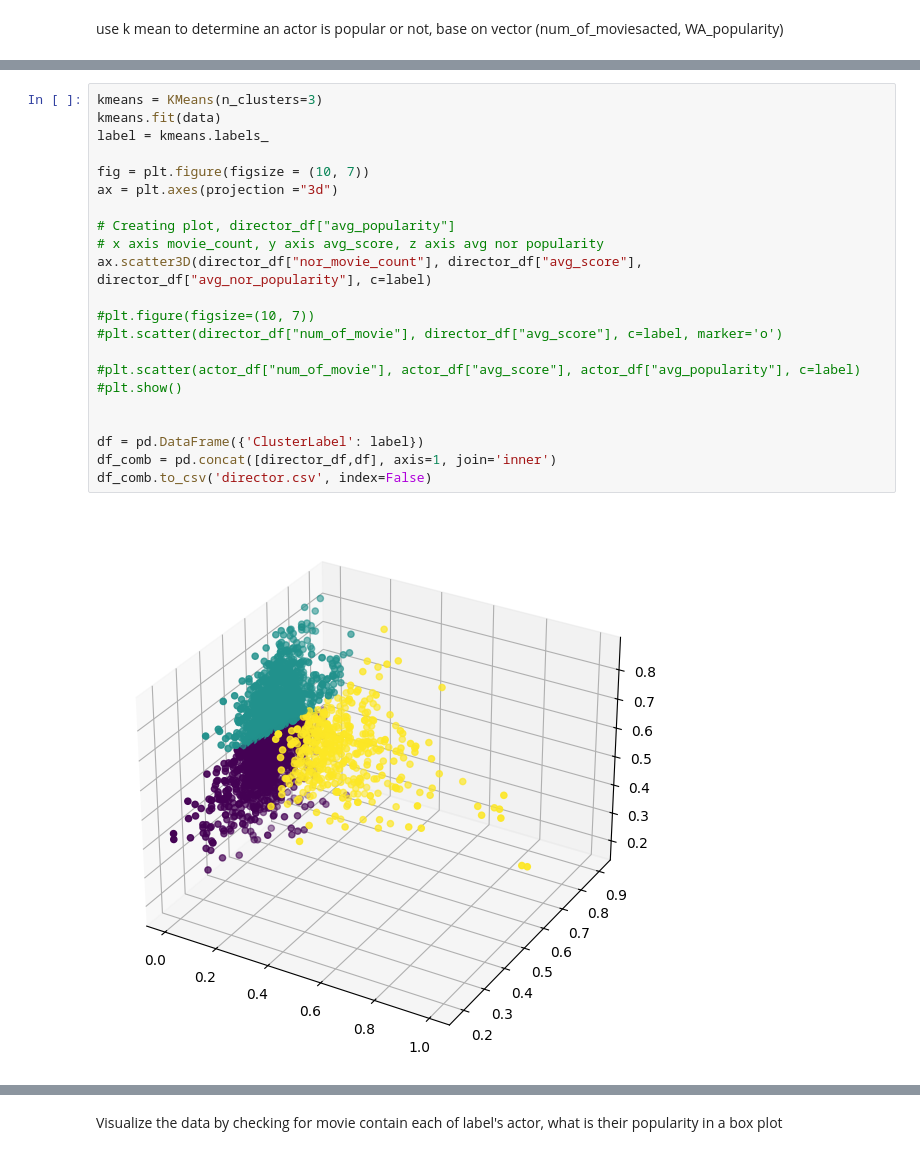
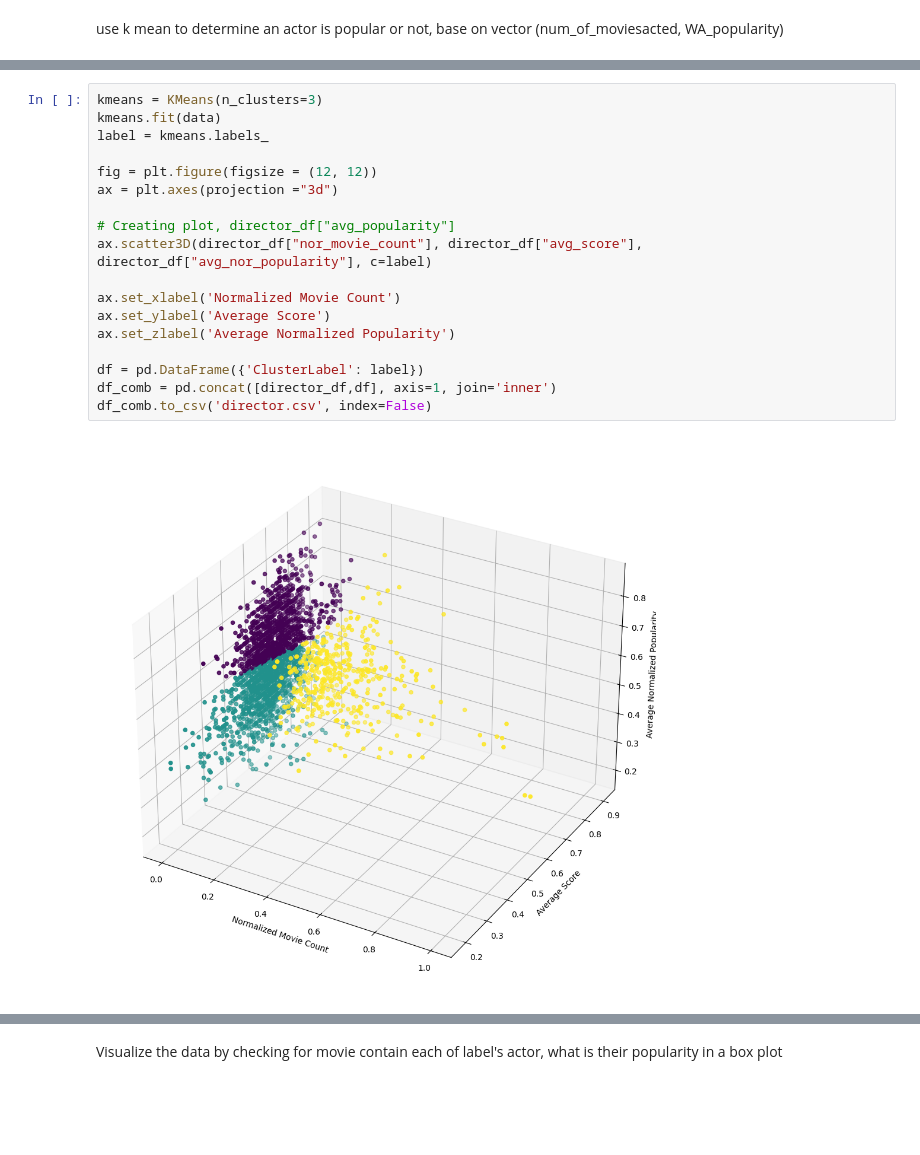
Before and after one commit to XiaoyingChen924/Movie_Popularity_Analysis, a Jupyter notebook: actor_director_preprocseeing.ipynb, the cells around one changed output, grey strips where cells are left out. Cells and saved outputs as stored; diff of their text form; blank space fills up the shorter version.

```diff
--- a/actor_director_preprocseeing.ipynb
+++ b/actor_director_preprocseeing.ipynb
@@ -216,27 +215,23 @@ plt.show()
 # %%
 kmeans = KMeans(n_clusters=3)
 kmeans.fit(data)
 label = kmeans.labels_
 
-fig = plt.figure(figsize = (10, 7))
+fig = plt.figure(figsize = (12, 12))
 ax = plt.axes(projection ="3d")
 
 # Creating plot, director_df["avg_popularity"]
-# x axis movie_count, y axis avg_score, z axis avg nor popularity
 ax.scatter3D(director_df["nor_movie_count"], director_df["avg_score"], director_df["avg_nor_popularity"], c=label)
 
-#plt.figure(figsize=(10, 7))
-#plt.scatter(director_df["num_of_movie"], director_df["avg_score"], c=label, marker='o')
-
-#plt.scatter(actor_df["num_of_movie"], actor_df["avg_score"], actor_df["avg_popularity"], c=label)
-#plt.show()
-
+ax.set_xlabel('Normalized Movie Count')
+ax.set_ylabel('Average Score')
+ax.set_zlabel('Average Normalized Popularity')
 
 df = pd.DataFrame({'ClusterLabel': label})
 df_comb = pd.concat([director_df,df], axis=1, join='inner')
 df_comb.to_csv('director.csv', index=False)
 # %% [output]
-[figure, old version]
+[figure, new version]
 # %%
 # convert label 0,1,2 to the format [num actor with label 0, num actor with label 1,num actor with label 2] for each movie
 def contain_popular_actor(name,p_actor_dict):
```
Also changed, not shown: parts of 11 cells of this notebook, 4 other files.
